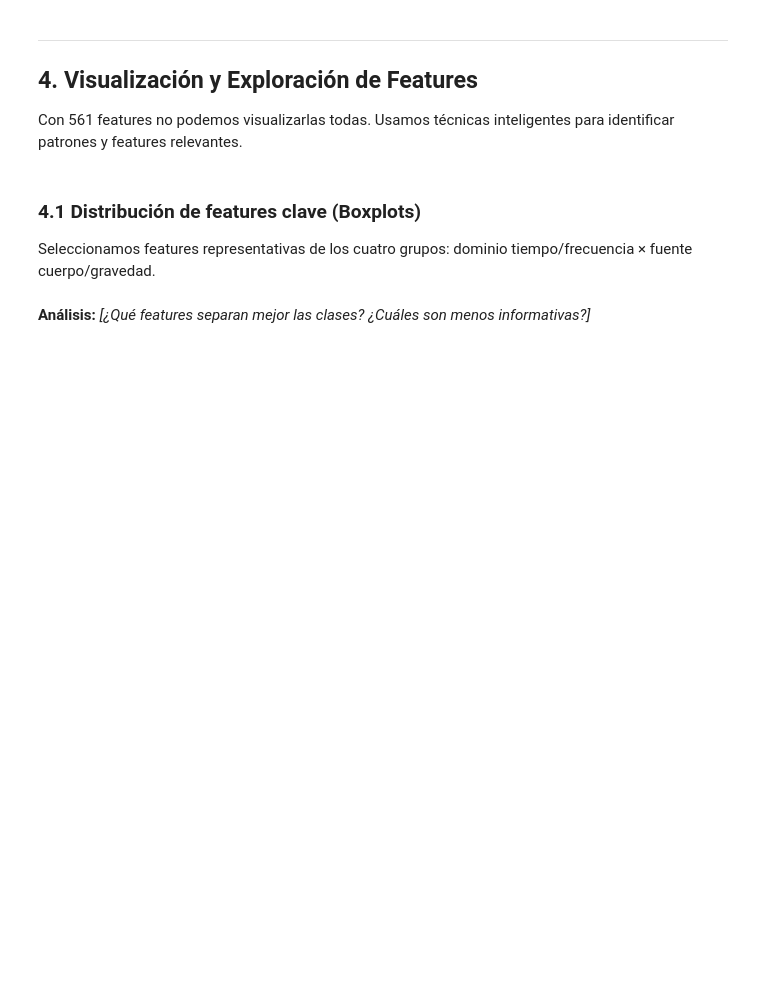
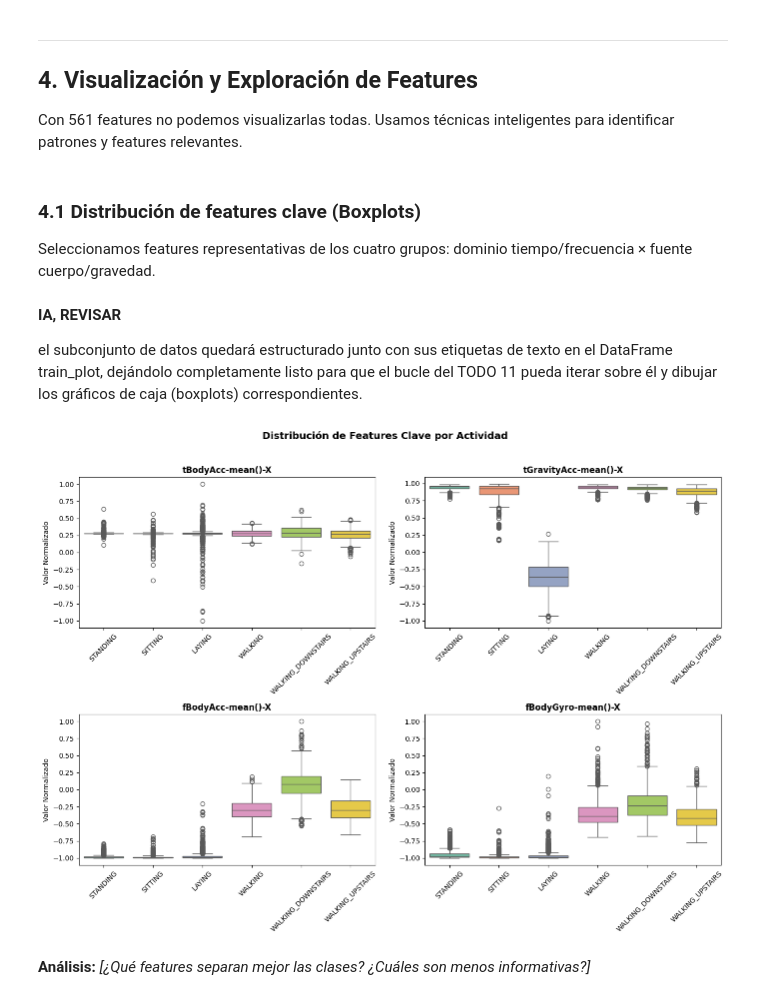
Before and after one commit to sctavo/HAR-ML, a Jupyter notebook: notebook_fase1_grupo05.ipynb, the cells around one changed output. Cells and saved outputs as stored; diff of their text form; code cells hidden in the pictures; blank space fills up the shorter version.

```diff
--- a/notebook_fase1_grupo05.ipynb
+++ b/notebook_fase1_grupo05.ipynb
@@ -242,27 +293,40 @@ Seleccionamos features representativas de los cuatro grupos: dominio tiempo/frec
 # %%
 # TODO 10: Seleccionar al menos 4 features representativas (una por grupo)
 # Grupos: tiempo-cuerpo (tBody), tiempo-gravedad (tGravity), frecuencia-cuerpo (fBody), frecuencia-gravedad (fGravity)
-# Ejemplo: 'tBodyAcc-mean()-X', 'tGravityAcc-mean()-X', 'fBodyAcc-mean()-X', 'fBodyGyro-mean()-X'
 
 SELECTED_FEATURES = [
-    # TODO: completar con nombres reales del dataset
+    'tBodyAcc-mean()-X',     # Dominio Tiempo - Fuente Cuerpo
+    'tGravityAcc-mean()-X',  # Dominio Tiempo - Fuente Gravedad
+    'fBodyAcc-mean()-X',     # Dominio Frecuencia - Fuente Cuerpo (Acelerómetro)
+    'fBodyGyro-mean()-X'     # Dominio Frecuencia - Fuente Cuerpo (Giroscopio)
 ]
 
 # Crear DataFrame con features seleccionadas y etiqueta de actividad
 train_plot = X_train[SELECTED_FEATURES].copy()
 train_plot['Activity'] = y_train_labels.values
+# %% [markdown]
+**IA, REVISAR**
+
+el subconjunto de datos quedará estructurado junto con sus etiquetas de texto en el DataFrame train_plot, dejándolo completamente listo para que el bucle del TODO 11 pueda iterar sobre él y dibujar los gráficos de caja (boxplots) correspondientes.
 # %%
 # TODO 11: Graficar boxplots para cada feature seleccionada, coloreando por actividad
 fig, axes = plt.subplots(2, 2, figsize=(14, 10))
 axes = axes.flatten()
 
 for i, feat in enumerate(SELECTED_FEATURES):
-    # TODO: sns.boxplot con x='Activity', y=feat, data=train_plot
-    axes[i].set_title(feat)
+    # Generar el boxplot asignando los ejes correspondientes y una paleta clara
+    sns.boxplot(x='Activity', y=feat, data=train_plot, ax=axes[i], palette='Set2')
+
+    axes[i].set_title(feat, fontsize=12, fontweight='bold')
+    axes[i].set_xlabel('') # Ocultamos el label individual para no saturar
+    axes[i].set_ylabel('Valor Normalizado')
     axes[i].tick_params(axis='x', rotation=45)
 
-plt.suptitle('Distribución de Features Clave por Actividad', fontsize=14, y=1.01)
+plt.suptitle('Distribución de Features Clave por Actividad', fontsize=14, y=1.02, fontweight='bold')
 plt.tight_layout()
+plt.savefig('boxplots_activity.png', dpi=300, bbox_inches='tight')
 plt.show()
+# %% [output]
+[figure, added]
 # %% [markdown]
 **Análisis:** *[¿Qué features separan mejor las clases? ¿Cuáles son menos informativas?]*
```
Also changed, not shown: parts of 15 cells of this notebook, 5 other files.
